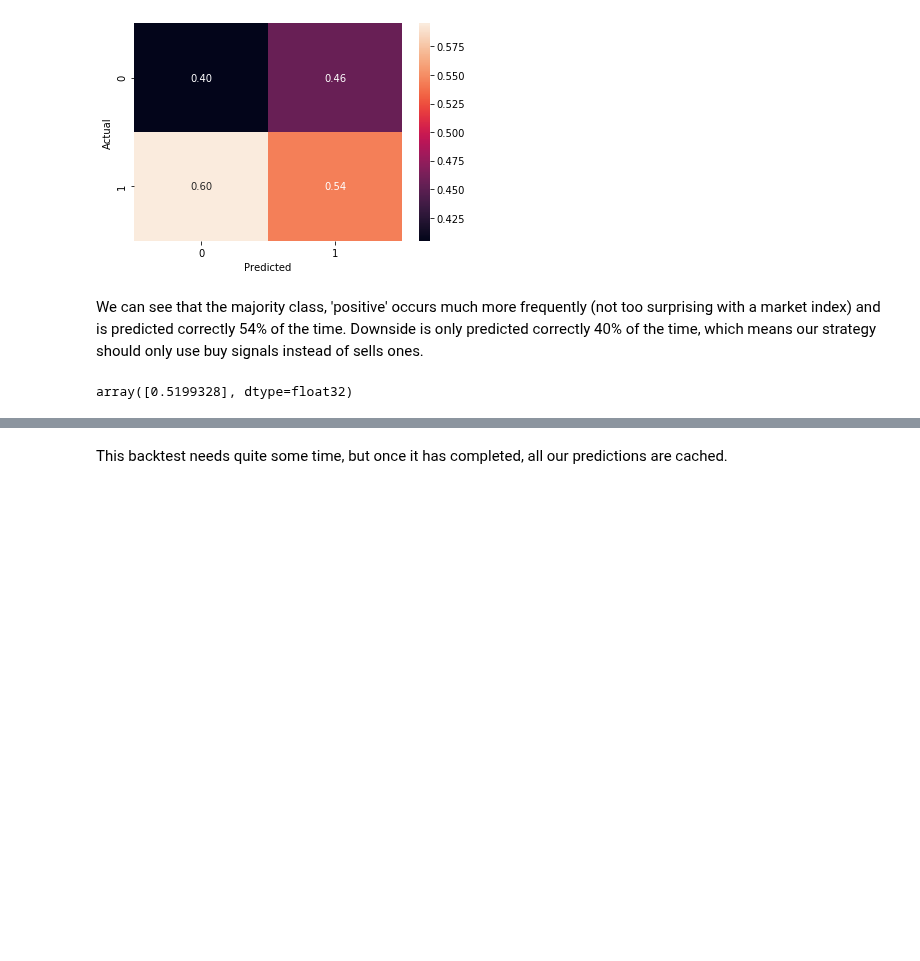
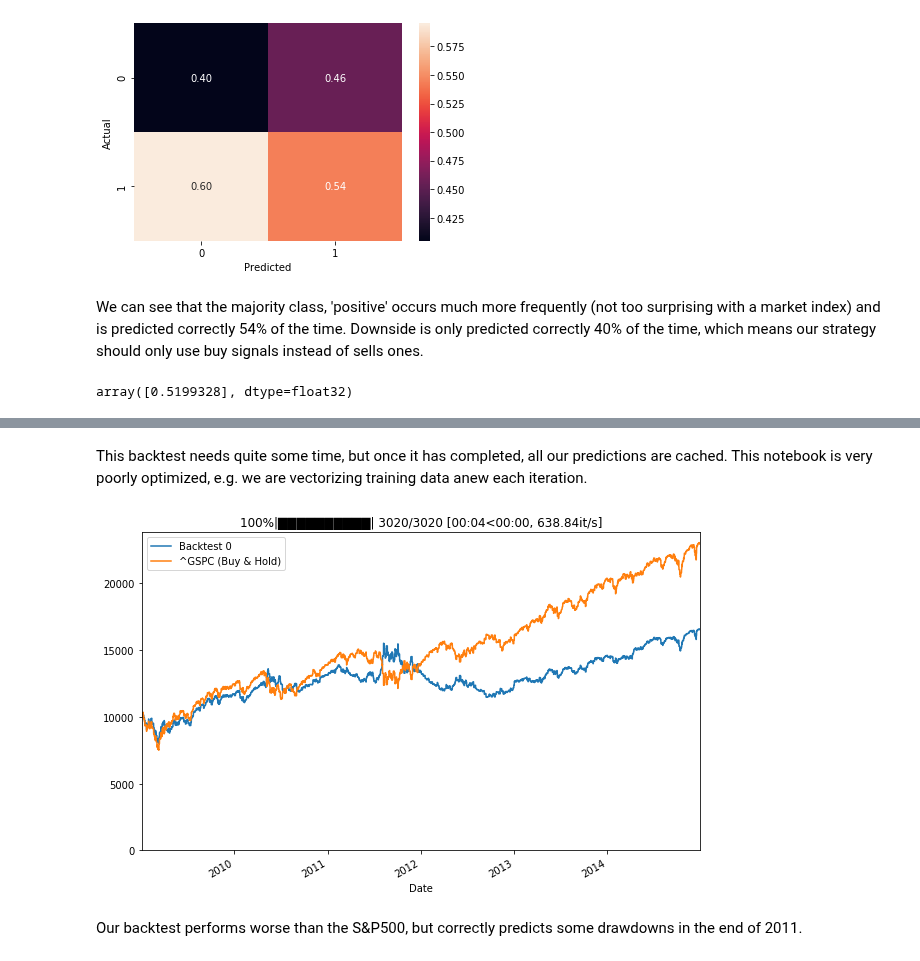
Before and after one commit to MiniXC/simple-back, a Jupyter notebook: docs/intro/data_sources.ipynb, the cells around one changed output, grey strips where cells are left out. Saved outputs shown, nothing was run; the diff lists cells and outputs as text; code cells hidden in the pictures; blank space fills up the shorter version.

```diff
--- a/docs/intro/data_sources.ipynb
+++ b/docs/intro/data_sources.ipynb
@@ -405,2 +405,17 @@ for day, event, b in bt['2009-1-1':'2015-1-1']:
 # %% [markdown]
-This backtest needs quite some time, but once it has completed, all our predictions are cached.
+This backtest needs quite some time, but once it has completed, all our predictions are cached. This notebook is very poorly optimized, e.g. we are vectorizing training data anew each iteration.
+# %%
+bt = builder.build()
+for day, event, b in bt['2009-1-1':'2015-1-1']:
+    pred = b.data['Predict Price Change']['^GSPC',:day][0]
+    if event == 'open':
+        if pred > .5:
+            b.long('^GSPC', percent=1)
+        if pred < .5:
+            b.short('^GSPC', percent=1)
+    if event == 'close':
+        b.pf.liquidate()
+# %% [output]
+[figure, added]
+# %% [markdown]
+Our backtest performs worse than the S&P500, but correctly predicts some drawdowns in the end of 2011.
```
Also changed, not shown: parts of 2 cells of this notebook, 6 other files.
